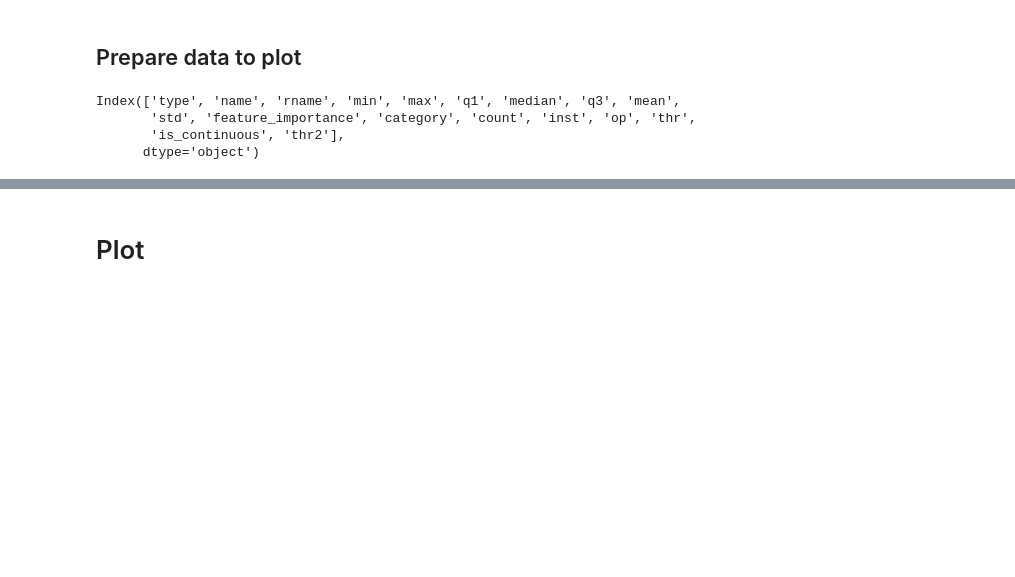
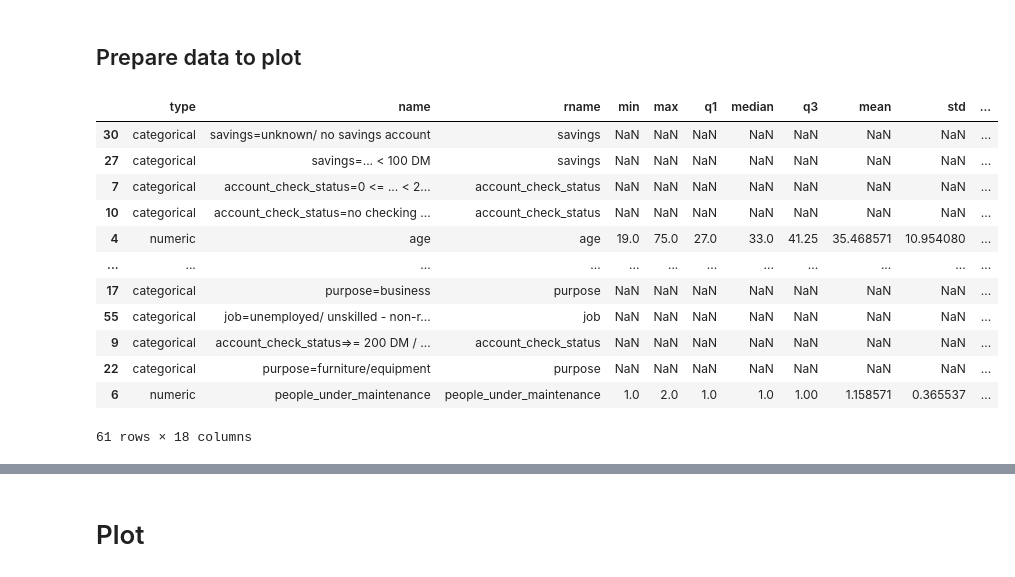
Before and after one commit to Elecapp/xai-visualization_rules_fi, a Jupyter notebook: notebooks/Rules VIZ.ipynb, the cells around one changed output, grey strips where cells are left out. Saved outputs shown, nothing was run; the diff lists cells and outputs as text; code cells hidden in the pictures; blank space fills up the shorter version.

```diff
--- a/notebooks/Rules VIZ.ipynb
+++ b/notebooks/Rules VIZ.ipynb
@@ -58,7 +58,7 @@ bbox = sklearn_classifier_wrapper(bb)
 # %% [markdown]
 Select a new instance to be classfied by the model and print the predicted class.
 # %%
-inst = X_train.iloc[128].values
+inst = X_train.iloc[182].values
 print('Instance ',inst)
 print('True class ',Y_train.iloc[128])
 print('Predicted class ',bb.predict(inst.reshape(1, -1)))
@@ -506,9 +531,18 @@ pe = PlotExplanation(
 # %%
 df_v = pe.prepare_dataframe()
 # %%
-df_v.columns
+df_v
 # %% [output]
+|  | type | name | rname | min | max | q1 | median | q3 | mean | std | ... |
+| 30 | categorical | savings=unknown/ no savings account | savings | NaN | NaN | NaN | NaN | NaN | NaN | NaN | ... |
+| 27 | categorical | savings=... < 100 DM | savings | NaN | NaN | NaN | NaN | NaN | NaN | NaN | ... |
+| 7 | categorical | account_check_status=0 <= ... < 2... | account_check_status | NaN | NaN | NaN | NaN | NaN | NaN | NaN | ... |
+| 10 | categorical | account_check_status=no checking ... | account_check_status | NaN | NaN | NaN | NaN | NaN | NaN | NaN | ... |
+| 4 | numeric | age | age | 19.0 | 75.0 | 27.0 | 33.0 | 41.25 | 35.468571 | 10.954080 | ... |
+| ... | ... | ... | ... | ... | ... | ... | ... | ... | ... | ... | ... |
+| 17 | categorical | purpose=business | purpose | NaN | NaN | NaN | NaN | NaN | NaN | NaN | ... |
+| 55 | categorical | job=unemployed/ unskilled - non-r... | job | NaN | NaN | NaN | NaN | NaN | NaN | NaN | ... |
+| 9 | categorical | account_check_status=>= 200 DM / ... | account_check_status | NaN | NaN | NaN | NaN | NaN | NaN | NaN | ... |
+| 22 | categorical | purpose=furniture/equipment | purpose | NaN | NaN | NaN | NaN | NaN | NaN | NaN | ... |
+| 6 | numeric | people_under_maintenance | people_under_maintenance | 1.0 | 2.0 | 1.0 | 1.0 | 1.00 | 1.158571 | 0.365537 | ... |
-Index(['type', 'name', 'rname', 'min', 'max', 'q1', 'median', 'q3', 'mean',
-       'std', 'feature_importance', 'category', 'count', 'inst', 'op', 'thr',
-       'is_continuous', 'thr2'],
-      dtype='object')
+61 rows × 18 columns
```
Also changed, not shown: parts of 12 cells of this notebook, 44 other files.
